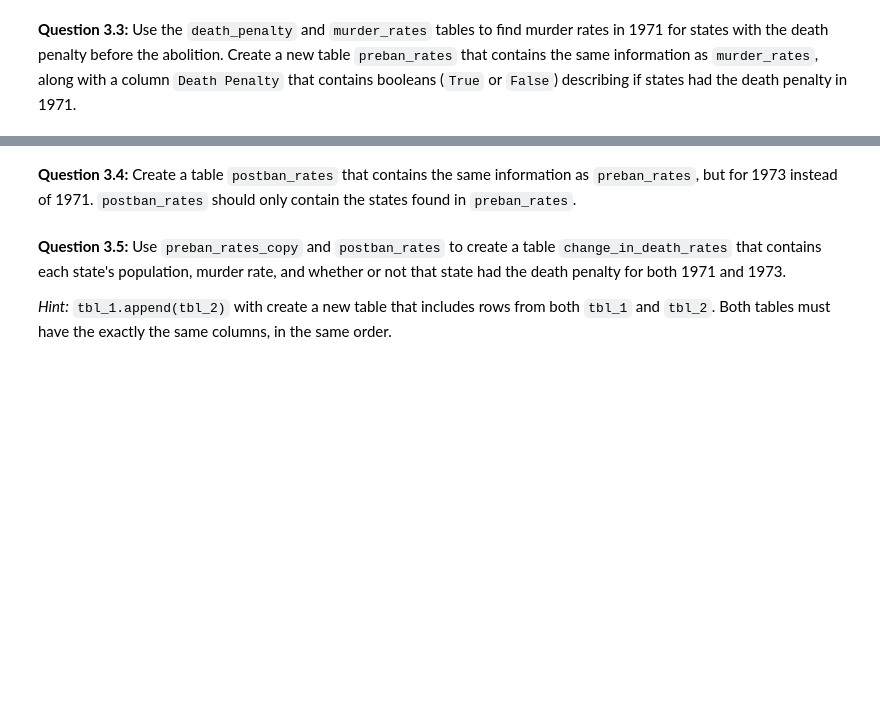
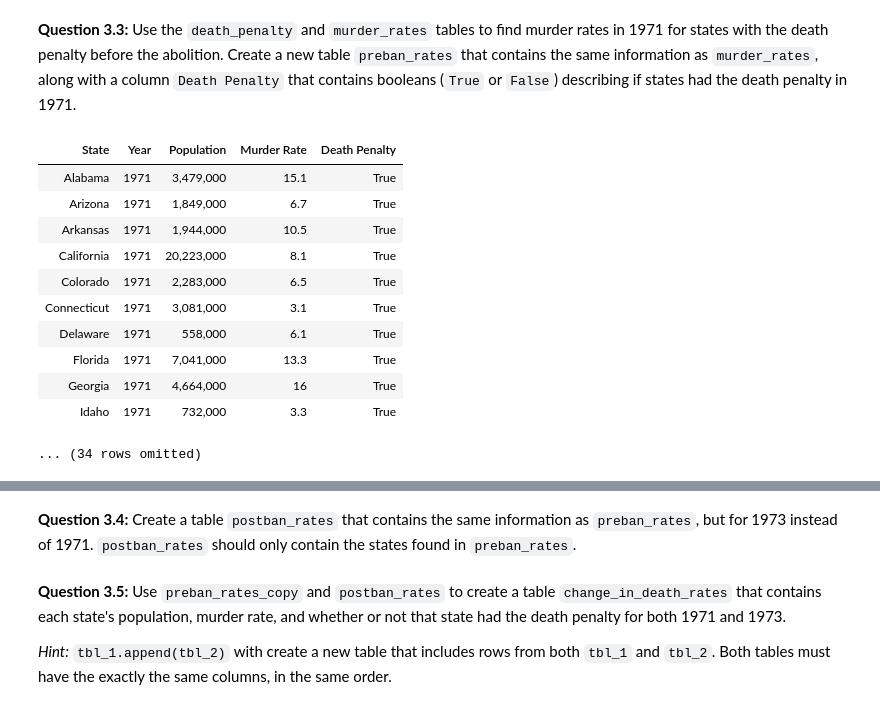
Before and after one commit to ucsb-ds/cmpsc5b-s23-students, a Jupyter notebook: discussion-sections/week 3/lab02.ipynb, the cells around one changed output, grey strips where cells are left out. Drawn from its saved outputs; the diff is of its cells as text; code cells hidden in the pictures; blank space fills up the shorter version.

```diff
--- a/discussion-sections/week 3/lab02.ipynb
+++ b/discussion-sections/week 3/lab02.ipynb
@@ -237,7 +298,20 @@ name: q3_3
 -->
 # %%
 # States that had death penalty in 1971
-preban_rates = ...
+preban_rates = murder_rates.join("State", death_penalty).where("Year", 1971).where("Death Penalty", True)
 preban_rates
+# %% [output]
+| State | Year | Population | Murder Rate | Death Penalty |
+| Alabama | 1971 | 3,479,000 | 15.1 | True |
+| Arizona | 1971 | 1,849,000 | 6.7 | True |
+| Arkansas | 1971 | 1,944,000 | 10.5 | True |
+| California | 1971 | 20,223,000 | 8.1 | True |
+| Colorado | 1971 | 2,283,000 | 6.5 | True |
+| Connecticut | 1971 | 3,081,000 | 3.1 | True |
+| Delaware | 1971 | 558,000 | 6.1 | True |
+| Florida | 1971 | 7,041,000 | 13.3 | True |
+| Georgia | 1971 | 4,664,000 | 16 | True |
+| Idaho | 1971 | 732,000 | 3.3 | True |
+... (34 rows omitted)
 # %%
 grader.check("q3_3")
```
Also changed, not shown: parts of 7 cells of this notebook.
